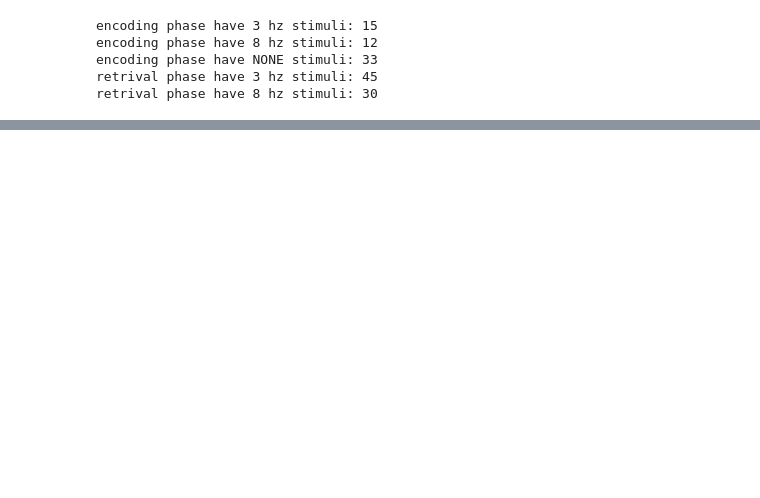
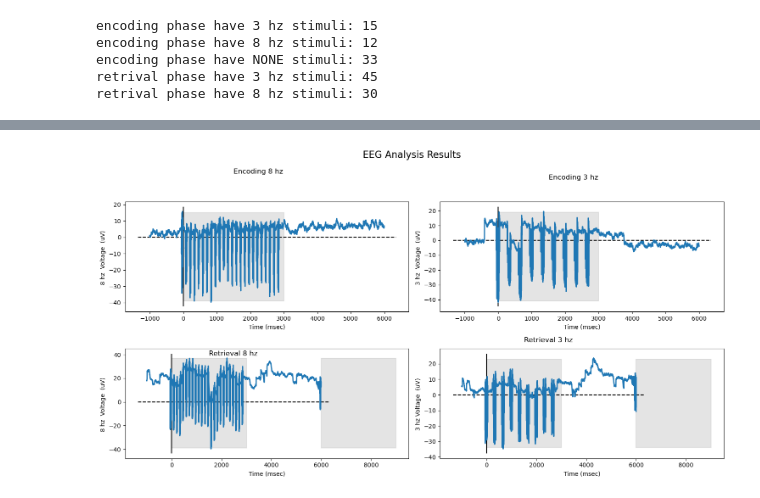
Before and after one commit to caoruoyi/Courier, a Jupyter notebook: EEG_report_Gen_new.ipynb, the cells around one changed output, grey strips where cells are left out. Drawn from its saved outputs; the diff is of its cells as text; code cells hidden in the pictures; blank space fills up the shorter version.

Commit message:
Update notebook colors and styling

```diff
--- a/EEG_report_Gen_new.ipynb
+++ b/EEG_report_Gen_new.ipynb
@@ -307,2 +245,90 @@ plt.show()
 # %%
-pairs = reader.load('pairs')
+# Create time axis in milliseconds starting from -1000 msec
+# Assuming sr is the sampling rate in Hz
+time_samples = np.arange(eeg_8HZ.shape[2])  # Assuming this is the time dimension
+time_msec = (time_samples / sr * 1000) - 1000  # Convert to msec and start from -1000
+
+# Create 2x2 subplot layout
+fig, axes = plt.subplots(2, 2, figsize=(15, 8))
+fig.suptitle('EEG Analysis Results', fontsize=16)
+
+# Plot 1: 8Hz Encoding
+ax = axes[0, 0]
+plt.sca(ax)
+avg_eeg = np.mean(eeg_8HZ[:, :, :], 0)
+plt.plot(time_msec, np.mean(avg_eeg[:, :], 0), linewidth=2)
+height = np.abs(int(np.min(np.mean(avg_eeg[:, :], 0)))) + int(np.max(np.mean(avg_eeg[:, :], 0)))
+plt.vlines([0], ymin=ax.get_ylim()[0], ymax=ax.get_ylim()[1], linestyle='-', color='k')
+plt.hlines([0], xmin=ax.get_xlim()[0], xmax=ax.get_xlim()[1], linestyle='--', color='k')
+plt.xlabel('Time (msec)')
+plt.ylabel('8 hz  Voltage  (uV) ')
+# Convert rectangle position to msec (assuming original 1000-4000 samples corresponds to 0-3000 msec after stimulus)
+rect = plt.Rectangle((0, int(np.min(np.mean(avg_eeg[:, :], 0)))), 3000, height, linewidth=1.5, fill=True, alpha=0.6, facecolor='lightgrey', edgecolor='lightgrey', linestyle='-')
+plt.title('Encoding 8 hz', fontsize=12)
+ax.add_patch(rect)
+
+# Plot 2: 3Hz Encoding
+ax = axes[0, 1]
+plt.sca(ax)
+avg_eeg = np.mean(eeg_3HZ[:, :, :], 0)
+plt.plot(time_msec, np.mean(avg_eeg[:, :], 0), linewidth=2)
+height = np.abs(int(np.min(np.mean(avg_eeg[:, :], 0)))) + int(np.max(np.mean(avg_eeg[:, :], 0)))
+plt.vlines([0], ymin=ax.get_ylim()[0], ymax=ax.get_ylim()[1], linestyle='-', color='k')
+plt.hlines([0], xmin=ax.get_xlim()[0], xmax=ax.get_xlim()[1], linestyle='--', color='k')
+plt.xlabel('Time (msec)')
+plt.ylabel('3 hz  Voltage  (uV) ')
+rect = plt.Rectangle((0, int(np.min(np.mean(avg_eeg[:, :], 0)))), 3000, height, linewidth=1.5, fill=True, alpha=0.6, facecolor='lightgrey', edgecolor='lightgrey', linestyle='-')
+plt.title('Encoding 3 hz', fontsize=12)
+ax.add_patch(rect)
+
+# Plot 3: 8Hz Retrieval
+ax = axes[1, 0]
+plt.sca(ax)
+avg_eeg = np.mean(eeg_8HZ_retrieval[:, :, :], 0)
+plt.plot(time_msec, np.mean(avg_eeg[:, :], 0), linewidth=2)
+height = np.abs(int(np.min(np.mean(avg_eeg[:, :], 0)))) + int(np.max(np.mean(avg_eeg[:, :], 0)))
+plt.vlines([0], ymin=ax.get_ylim()[0], ymax=ax.get_ylim()[1], linestyle='-', color='k')
+plt.hlines([0], xmin=ax.get_xlim()[0], xmax=ax.get_xlim()[1], linestyle='--', color='k')
+plt.xlabel('Time (msec)')
+plt.ylabel('8 hz  Voltage  (uV) ')
+rect2 = plt.Rectangle((6000, int(np.min(np.mean(avg_eeg[:, :], 0)))), 3000, height, linewidth=1.5, fill=True, alpha=0.6, facecolor='lightgrey', edgecolor='lightgrey', linestyle='-')
+rect = plt.Rectangle((0, int(np.min(np.mean(avg_eeg[:, :], 0)))), 3000, height, linewidth=1.5, fill=True, alpha=0.6, facecolor='lightgrey', edgecolor='lightgrey', linestyle='-')
+plt.title('Retrieval 8 hz', fontsize=12)
+ax.add_patch(rect)
+ax.add_patch(rect2)
+
+# Plot 4: 3Hz Retrieval
+ax = axes[1, 1]
+plt.sca(ax)
+avg_eeg = np.mean(eeg_3HZ_retrieval[:, :, :], 0)
+plt.plot(time_msec, np.mean(avg_eeg[:, :], 0), linewidth=2)
+height = np.abs(int(np.min(np.mean(avg_eeg[:, :], 0)))) + int(np.max(np.mean(avg_eeg[:, :], 0)))
+plt.vlines([0], ymin=ax.get_ylim()[0], ymax=ax.get_ylim()[1], linestyle='-', color='k')
+plt.hlines([0], xmin=ax.get_xlim()[0], xmax=ax.get_xlim()[1], linestyle='--', color='k')
+plt.xlabel('Time (msec)')
+plt.ylabel('3 hz Voltage  (uV) ')
+rect = plt.Rectangle((0, int(np.min(np.mean(avg_eeg[:, :], 0)))), 3000, height, linewidth=1.5, fill=True, alpha=0.6, facecolor='lightgrey', edgecolor='lightgrey', linestyle='-')
+rect2 = plt.Rectangle((6000, int(np.min(np.mean(avg_eeg[:, :], 0)))), 3000, height, linewidth=1.5, fill=True, alpha=0.6, facecolor='lightgrey', edgecolor='lightgrey', linestyle='-')
+plt.title('Retrieval 3 hz', fontsize=12)
+ax.add_patch(rect)
+ax.add_patch(rect2)
+
+# Adjust layout and show
+plt.tight_layout()
+plt.show()
+
+# Optional: Plot the "no stimuli" condition separately if needed
+plt.figure(figsize=(7.5, 3))
+avg_eeg = np.mean(eeg_no_encoding[:, :, :], 0)
+plt.plot(time_msec, np.mean(avg_eeg[:, :], 0), linewidth=2)
+height = np.abs(int(np.min(np.mean(avg_eeg[:, :], 0)))) + int(np.max(np.mean(avg_eeg[:, :], 0)))
+plt.vlines([0], ymin=plt.gca().get_ylim()[0], ymax=plt.gca().get_ylim()[1], linestyle='-', color='k')
+plt.hlines([0], xmin=plt.gca().get_xlim()[0], xmax=plt.gca().get_xlim()[1], linestyle='--', color='k')
+plt.xlabel('Time (msec)')
+plt.ylabel('Voltage (uV) ')
+rect = plt.Rectangle((0, int(np.min(np.mean(avg_eeg[:, :], 0)))), 3000, height, linewidth=1.5, fill=True, alpha=0.6, facecolor='lightgrey', edgecolor='lightgrey', linestyle='-')
+ax.add_patch(rect)
+
+plt.show()
+# %% [output]
+[figure, added]
```
Also changed, not shown: parts of 4 cells of this notebook, 4 other files.
